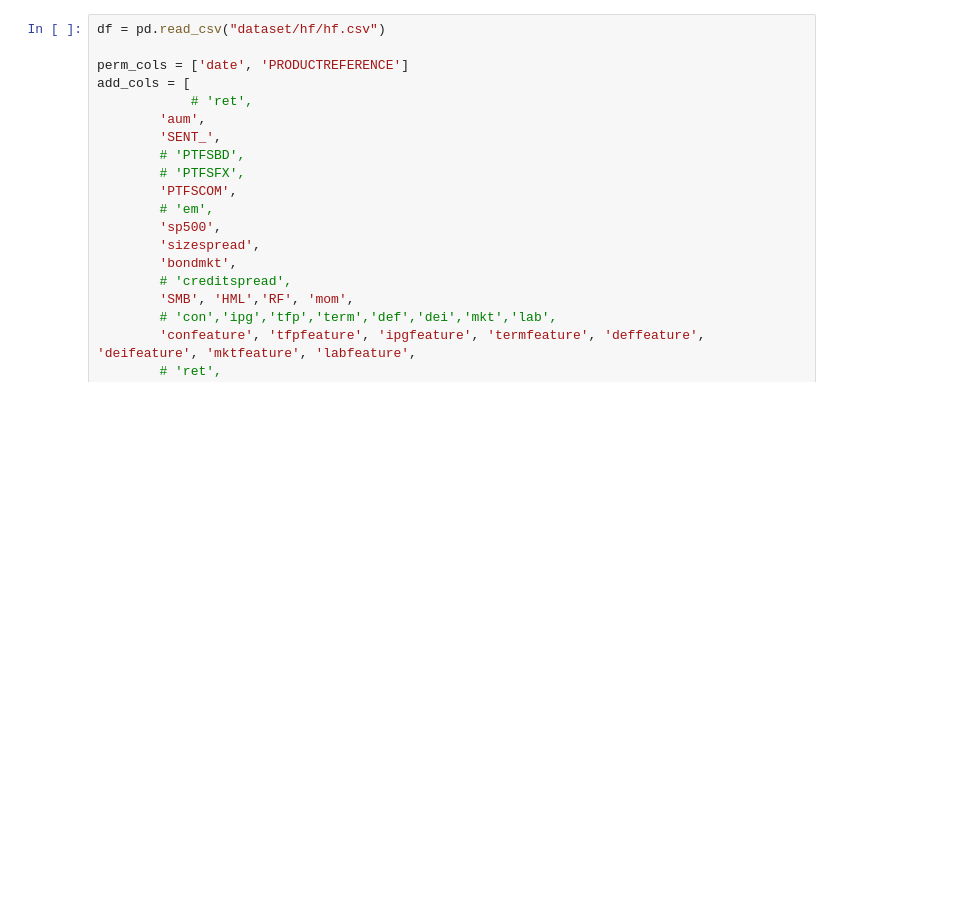
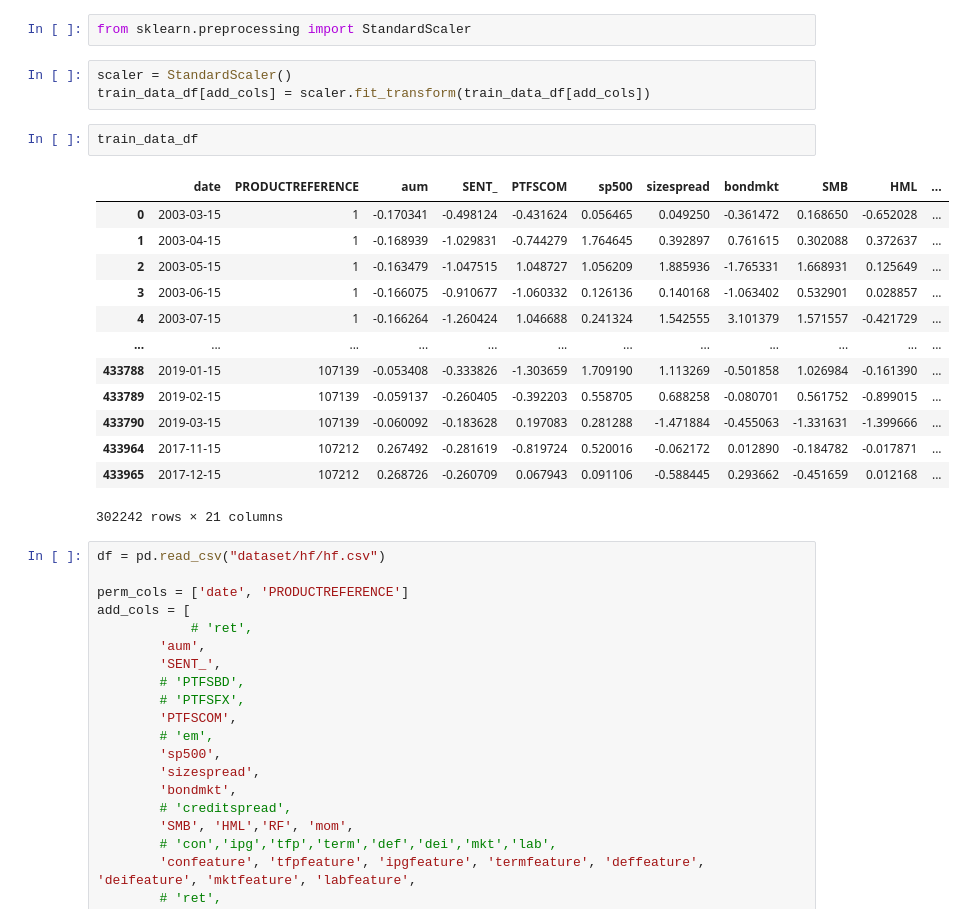
Before and after one commit to Kharasso/iTransformer-fund_perf, a Jupyter notebook: long_short_docile.ipynb, the cells around one changed output. Drawn from its saved outputs; the diff is of its cells as text; blank space fills up the shorter version.

```diff
--- a/long_short_docile.ipynb
+++ b/long_short_docile.ipynb
@@ -9,3 +88,24 @@ from autogluon.timeseries import TimeSeriesDataFrame, TimeSeriesPredictor
+# %%
+from sklearn.preprocessing import StandardScaler
+# %%
+scaler = StandardScaler()
+train_data_df[add_cols] = scaler.fit_transform(train_data_df[add_cols])
+# %%
+train_data_df
+# %% [output]
+|  | date | PRODUCTREFERENCE | aum | SENT_ | PTFSCOM | sp500 | sizespread | bondmkt | SMB | HML | ... |
+| 0 | 2003-03-15 | 1 | -0.170341 | -0.498124 | -0.431624 | 0.056465 | 0.049250 | -0.361472 | 0.168650 | -0.652028 | ... |
+| 1 | 2003-04-15 | 1 | -0.168939 | -1.029831 | -0.744279 | 1.764645 | 0.392897 | 0.761615 | 0.302088 | 0.372637 | ... |
+| 2 | 2003-05-15 | 1 | -0.163479 | -1.047515 | 1.048727 | 1.056209 | 1.885936 | -1.765331 | 1.668931 | 0.125649 | ... |
+| 3 | 2003-06-15 | 1 | -0.166075 | -0.910677 | -1.060332 | 0.126136 | 0.140168 | -1.063402 | 0.532901 | 0.028857 | ... |
+| 4 | 2003-07-15 | 1 | -0.166264 | -1.260424 | 1.046688 | 0.241324 | 1.542555 | 3.101379 | 1.571557 | -0.421729 | ... |
+| ... | ... | ... | ... | ... | ... | ... | ... | ... | ... | ... | ... |
+| 433788 | 2019-01-15 | 107139 | -0.053408 | -0.333826 | -1.303659 | 1.709190 | 1.113269 | -0.501858 | 1.026984 | -0.161390 | ... |
+| 433789 | 2019-02-15 | 107139 | -0.059137 | -0.260405 | -0.392203 | 0.558705 | 0.688258 | -0.080701 | 0.561752 | -0.899015 | ... |
+| 433790 | 2019-03-15 | 107139 | -0.060092 | -0.183628 | 0.197083 | 0.281288 | -1.471884 | -0.455063 | -1.331631 | -1.399666 | ... |
+| 433964 | 2017-11-15 | 107212 | 0.267492 | -0.281619 | -0.819724 | 0.520016 | -0.062172 | 0.012890 | -0.184782 | -0.017871 | ... |
+| 433965 | 2017-12-15 | 107212 | 0.268726 | -0.260709 | 0.067943 | 0.091106 | -0.588445 | 0.293662 | -0.451659 | 0.012168 | ... |
+302242 rows × 21 columns
 # %%
 df = pd.read_csv("dataset/hf/hf.csv")
 
```
Also changed, not shown: parts of 2 cells of this notebook, 8 other files.
